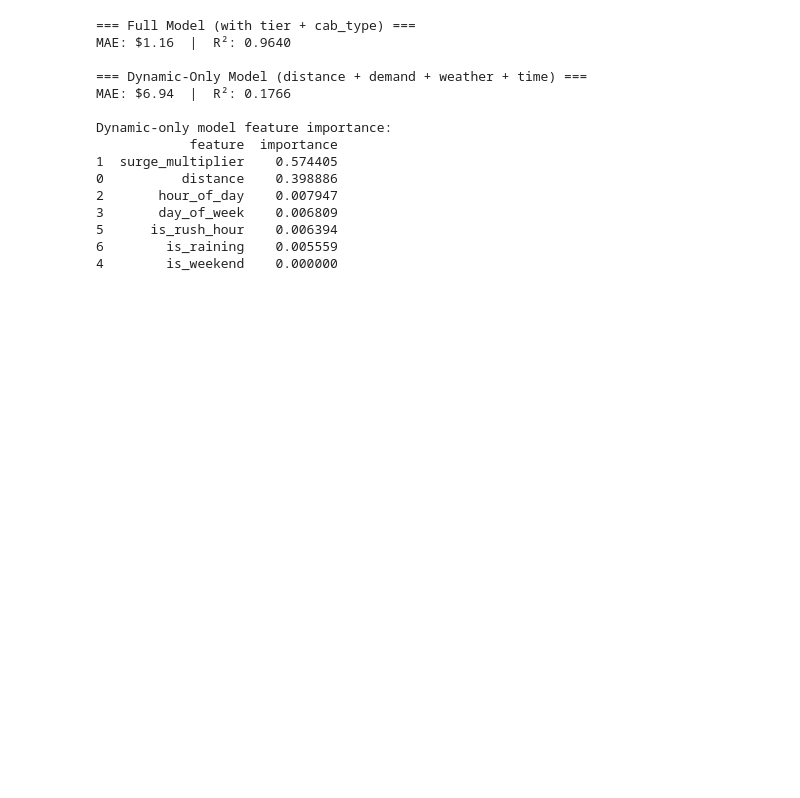
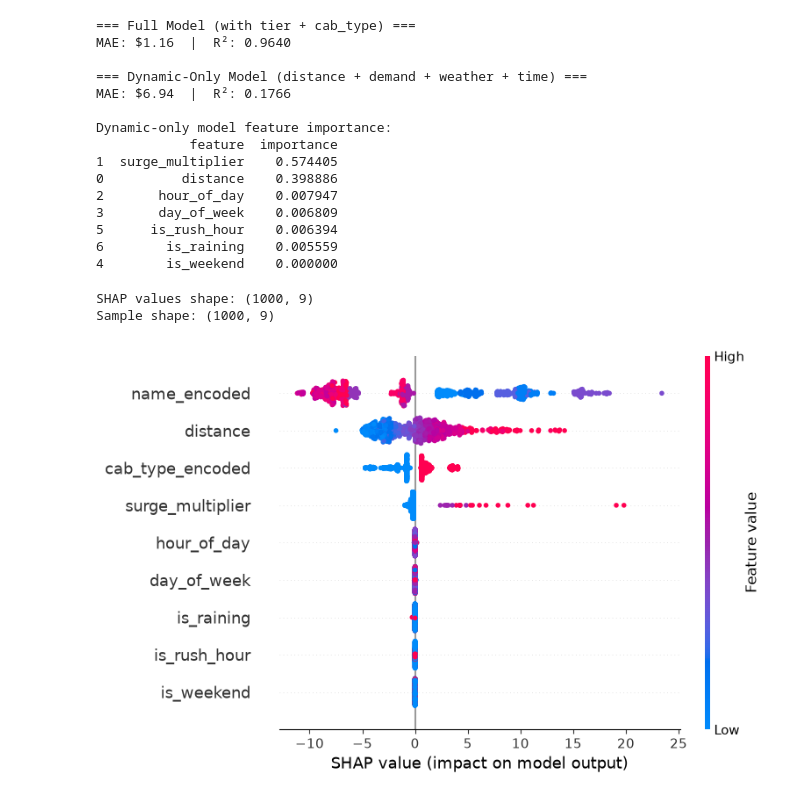
Before and after one commit to parasparte12/dynamic-pricing-genai, a Jupyter notebook: notebooks/eda.ipynb, the cells around one changed output. Cells and saved outputs as stored; diff of their text form; code cells hidden in the pictures; blank space fills up the shorter version.

Commit message:
Generate SHAP summary plot for cab pricing model

```diff
--- a/notebooks/eda.ipynb
+++ b/notebooks/eda.ipynb
@@ -445,3 +445,26 @@ Dynamic-only model feature importance:
 5      is_rush_hour    0.006394
 6        is_raining    0.005559
 4        is_weekend    0.000000
+# %%
+import shap
+
+# Create the SHAP explainer for our trained full model
+explainer = shap.TreeExplainer(model)
+
+# Calculate SHAP values for a sample of the test set (full test set can be slow with 127K rows)
+sample = X_test.sample(n=1000, random_state=42)
+shap_values = explainer.shap_values(sample)
+
+print("SHAP values shape:", shap_values.shape)
+print("Sample shape:", sample.shape)
+# %% [output]
+SHAP values shape: (1000, 9)
+Sample shape: (1000, 9)
+# %%
+# Summary plot: shows which features matter most, and their range of impact
+shap.summary_plot(shap_values, sample, show=False)
+plt.tight_layout()
+plt.savefig('../notebooks/shap_summary.png', dpi=150, bbox_inches='tight')
+plt.show()
+# %% [output]
+[figure, added]
```
Also changed, not shown: 1 other file.
